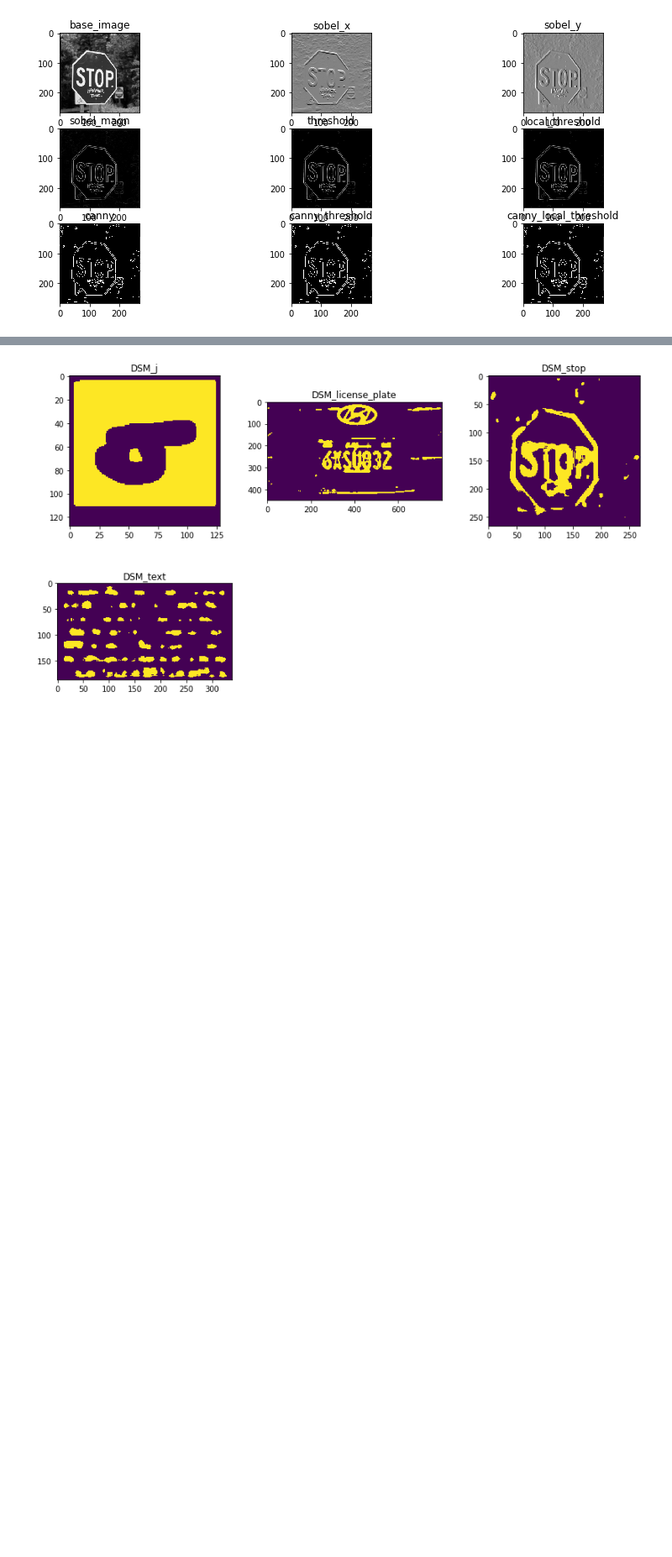
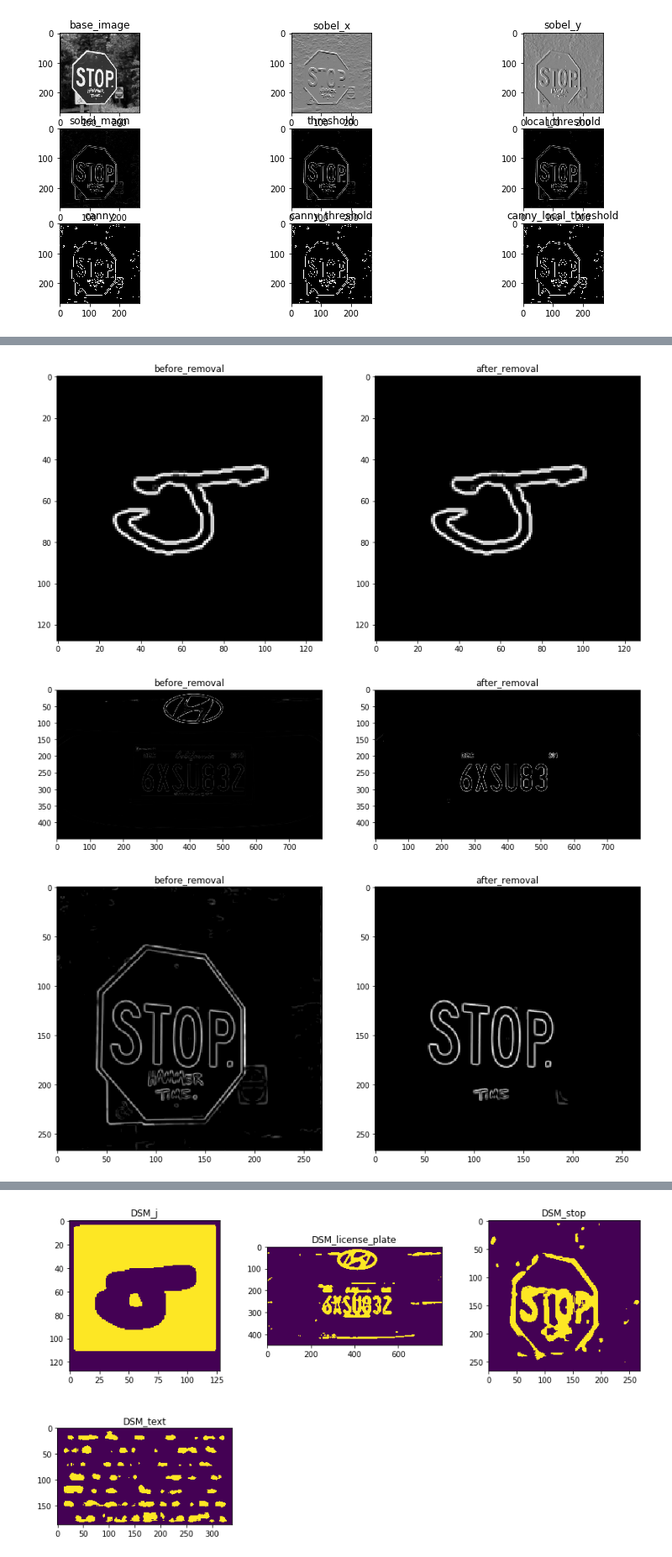
Before and after one commit to JohnnyChen765/vic, a Jupyter notebook: code.ipynb, the cells around one changed output, grey strips where cells are left out. Shown at 84% size. Cells and saved outputs as stored; diff of their text form; code cells hidden in the pictures; blank space fills up the shorter version.

```diff
--- a/code.ipynb
+++ b/code.ipynb
@@ -504,0 +513,26 @@ draw_rectangle(enhance_canny_text["EM_binarycanny"], get_bbox(enhance_canny_text
+# %%
+j_bbox = get_bbox(edge_j["local_threshold"], 1)["filtered_bbox"]
+license_plate_bbox = get_bbox(edge_license_plate["local_threshold"], 1)["filtered_bbox"]
+stop_bbox = get_bbox(edge_stop["local_threshold"], 1)["filtered_bbox"]
+
+def remove_not_bbox(img, bboxes):
+    result = np.zeros(img.shape)
+    for bbox in bboxes:
+        x,y,dx,dy = bbox[2:6]
+        result[x:x+dx,y:y+dy] = img[x:x+dx,y:y+dy]
+    return {
+        "before_removal": img,
+        "after_removal": result
+    }
+
+perfect_j = remove_not_bbox(edge_j["local_threshold"], j_bbox)
+perfect_license_plate = remove_not_bbox(edge_license_plate["local_threshold"], license_plate_bbox)
+perfect_stop = remove_not_bbox(edge_stop["local_threshold"], stop_bbox)
+
+plot_all(perfect_j)
+plot_all(perfect_license_plate)
+plot_all(perfect_stop)
+# %% [output]
+[figure, added]
+[figure, added]
+[figure, added]
```
Also changed, not shown: parts of 3 cells of this notebook.
